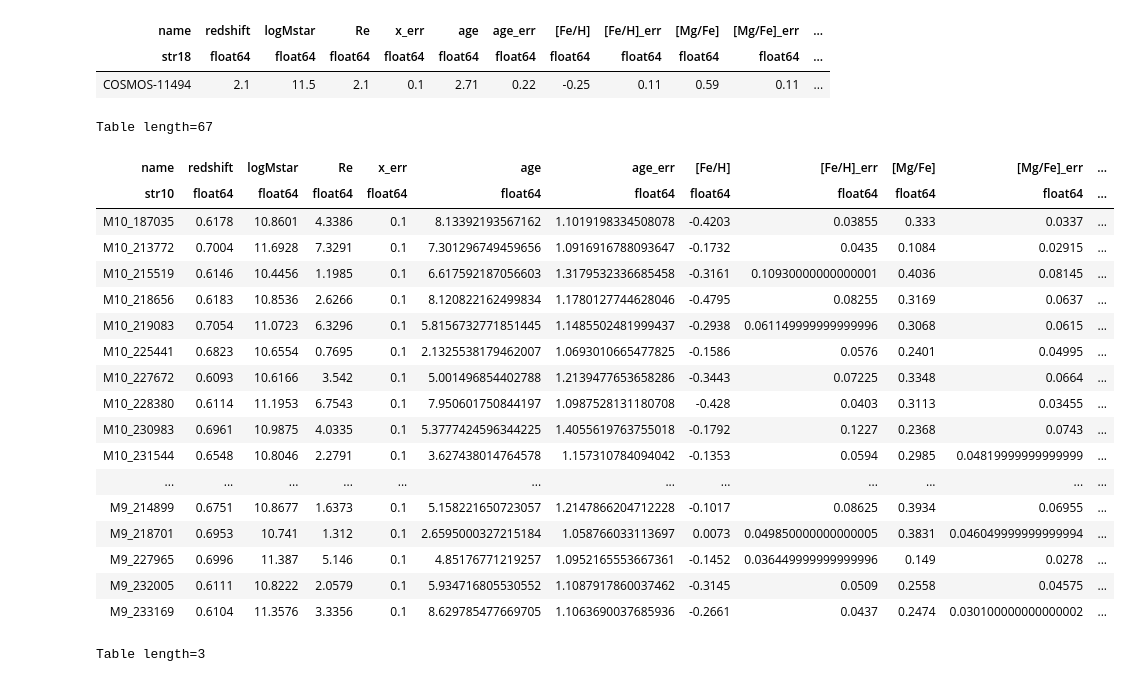
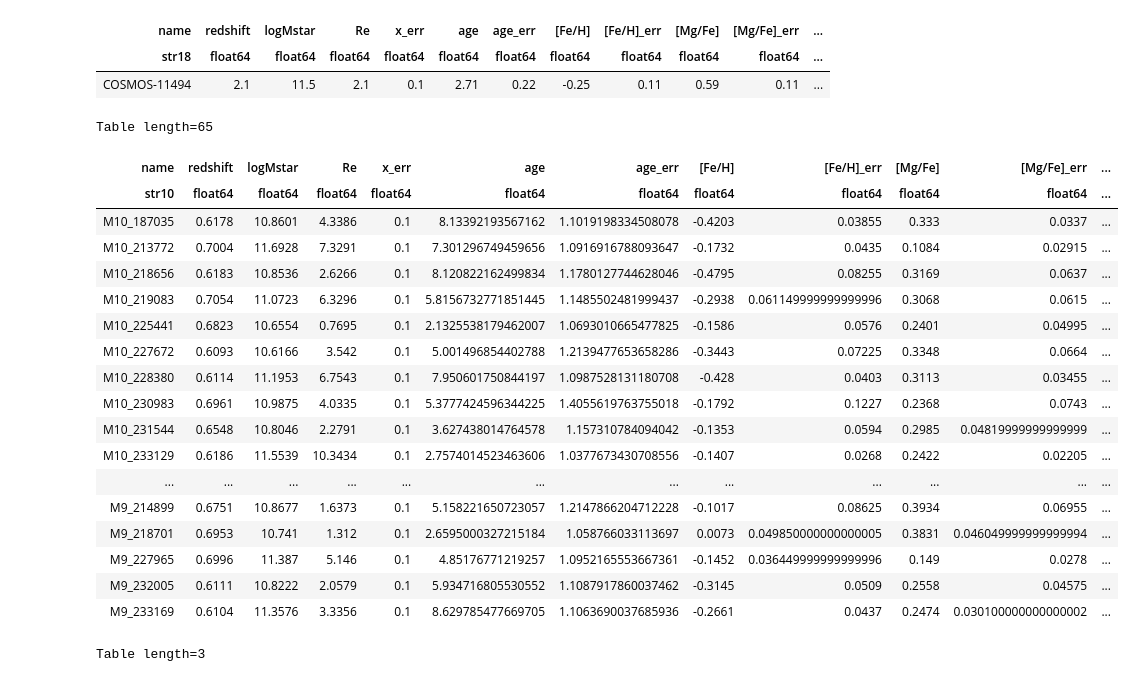
Before and after one commit to jk3sxp/Pathak_2021, a Jupyter notebook: z=2_Observations.ipynb, the cells around one changed output. Saved outputs shown, nothing was run; the diff lists cells and outputs as text; code cells hidden in the pictures.

```diff
--- a/z=2_Observations.ipynb
+++ b/z=2_Observations.ipynb
@@ -42,6 +43,7 @@ with h5py.File('galaxy_population_data_'+str(redshift)+'.hdf5', 'r') as f:
     FeH_gas_1kpc = f['FeH_gas_1kpc']
     OH_gas_Re = f['FeH_gas_Re']
     OH_gas_1kpc = f['FeH_gas_1kpc']
+    percentile_age = f['percentile_age'][:]
 # %%
 import warnings
 warnings.filterwarnings('ignore')
@@ -143,47 +145,49 @@ MgH_err = []
 with open('beverage21_legacDR2_results.dat', 'r') as f:
     next(f)
     for row in f:
         line=row.rstrip().split(' ')
 #         line = [float(bang) for bang in bing[1:]]
-        name.append(line[0])
-        rredshift.append(float(line[1]))
-        logMstar.append(float(line[3]))
-        Re.append(float(line[6]))
-        age.append(float(line[21]))
-        age_err.append((float(line[22])+float(line[23])/2))
-        FeH.append(float(line[9]))
-        FeH_err.append((float(line[10])+float(line[11])/2))
-        MgFe.append(float(line[15]))
-        MgFe_err.append((float(line[16])+float(line[17])/2))
-        MgH.append(float(line[12]))
-        MgH_err.append((float(line[13])+float(line[14])/2))
+        if float(line[3]) < 10.5:
+            pass
+        else:
+            name.append(line[0])
+            rredshift.append(float(line[1]))
+            logMstar.append(float(line[3]))
+            Re.append(float(line[6]))
+            age.append(float(line[21]))
+            age_err.append((float(line[22])+float(line[23])/2))
+            FeH.append(float(line[9]))
+            FeH_err.append((float(line[10])+float(line[11])/2))
+            MgFe.append(float(line[15]))
+            MgFe_err.append((float(line[16])+float(line[17])/2))
+            MgH.append(float(line[12]))
+            MgH_err.append((float(line[13])+float(line[14])/2))
 
 bev21 = sample_template[0:len(name)].copy()
 bev21.meta['label'] = 'z~0.7 (Beverage et al. 2021)'
 
 bev21['name'] = name
 bev21['redshift'] = rredshift
 bev21['logMstar'] = logMstar
 bev21['Re'] = Re
 bev21['x_err'] = np.full(len(name), 0.1)
 bev21['age'] = 10**np.array(age)
 bev21['age_err'] = 10**np.array(age_err)
 bev21['[Fe/H]'] = FeH
 bev21['[Fe/H]_err'] = FeH_err
 bev21['[Mg/Fe]'] = MgFe
 bev21['[Mg/Fe]_err'] = MgFe_err
 bev21['[Mg/H]'] = MgH
 bev21['[Mg/H]_err'] = MgH_err
 
 # print out table
 bev21
 # %% [output]
-Table length=67
+Table length=65
 | name | redshift | logMstar | Re | x_err | age | age_err | [Fe/H] | [Fe/H]_err | [Mg/Fe] | [Mg/Fe]_err | ... |
 | str10 | float64 | float64 | float64 | float64 | float64 | float64 | float64 | float64 | float64 | float64 | ... |
 | M10_187035 | 0.6178 | 10.8601 | 4.3386 | 0.1 | 8.13392193567162 | 1.1019198334508078 | -0.4203 | 0.03855 | 0.333 | 0.0337 | ... |
 | M10_213772 | 0.7004 | 11.6928 | 7.3291 | 0.1 | 7.301296749459656 | 1.0916916788093647 | -0.1732 | 0.0435 | 0.1084 | 0.02915 | ... |
-| M10_215519 | 0.6146 | 10.4456 | 1.1985 | 0.1 | 6.617592187056603 | 1.3179532336685458 | -0.3161 | 0.10930000000000001 | 0.4036 | 0.08145 | ... |
 | M10_218656 | 0.6183 | 10.8536 | 2.6266 | 0.1 | 8.120822162499834 | 1.1780127744628046 | -0.4795 | 0.08255 | 0.3169 | 0.0637 | ... |
 | M10_219083 | 0.7054 | 11.0723 | 6.3296 | 0.1 | 5.8156732771851445 | 1.1485502481999437 | -0.2938 | 0.061149999999999996 | 0.3068 | 0.0615 | ... |
 | M10_225441 | 0.6823 | 10.6554 | 0.7695 | 0.1 | 2.1325538179462007 | 1.0693010665477825 | -0.1586 | 0.0576 | 0.2401 | 0.04995 | ... |
@@ -191,6 +195,7 @@ Table length=67
 | M10_228380 | 0.6114 | 11.1953 | 6.7543 | 0.1 | 7.950601750844197 | 1.0987528131180708 | -0.428 | 0.0403 | 0.3113 | 0.03455 | ... |
 | M10_230983 | 0.6961 | 10.9875 | 4.0335 | 0.1 | 5.3777424596344225 | 1.4055619763755018 | -0.1792 | 0.1227 | 0.2368 | 0.0743 | ... |
 | M10_231544 | 0.6548 | 10.8046 | 2.2791 | 0.1 | 3.627438014764578 | 1.157310784094042 | -0.1353 | 0.0594 | 0.2985 | 0.04819999999999999 | ... |
+| M10_233129 | 0.6186 | 11.5539 | 10.3434 | 0.1 | 2.7574014523463606 | 1.0377673430708556 | -0.1407 | 0.0268 | 0.2422 | 0.02205 | ... |
 | ... | ... | ... | ... | ... | ... | ... | ... | ... | ... | ... | ... |
 | M9_214899 | 0.6751 | 10.8677 | 1.6373 | 0.1 | 5.158221650723057 | 1.2147866204712228 | -0.1017 | 0.08625 | 0.3934 | 0.06955 | ... |
 | M9_218701 | 0.6953 | 10.741 | 1.312 | 0.1 | 2.6595000327215184 | 1.058766033113697 | 0.0073 | 0.049850000000000005 | 0.3831 | 0.046049999999999994 | ... |
```
Also changed, not shown: parts of 5 cells of this notebook, 16 other files.
